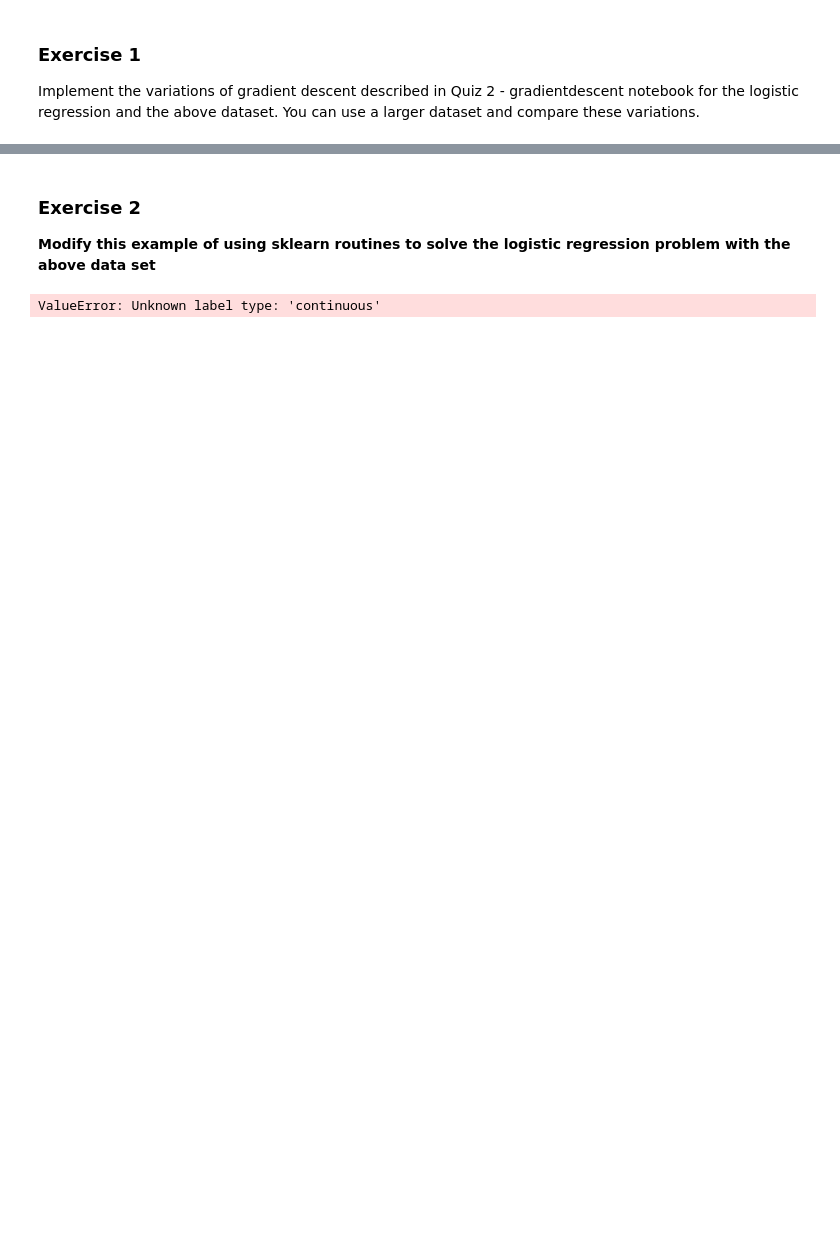
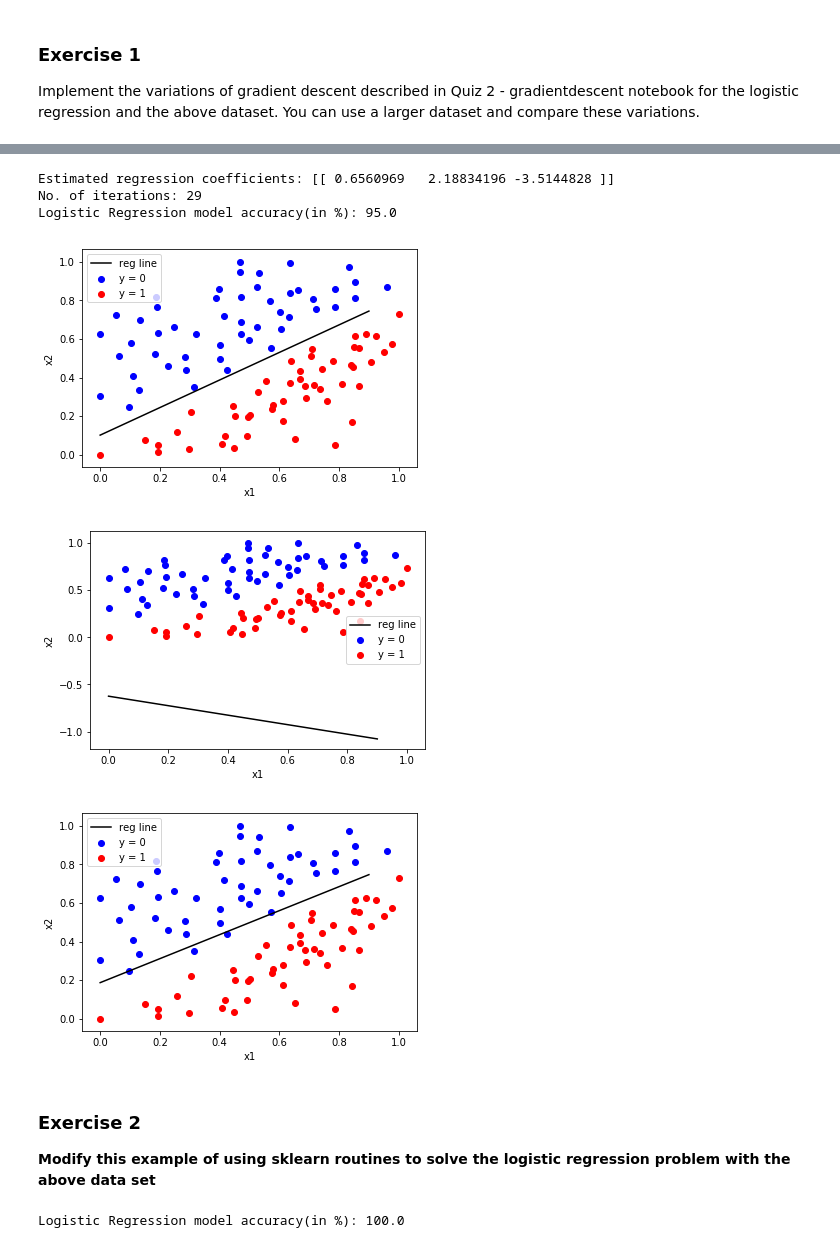
Before and after one commit to eloukas/uth-machine-learning, a Jupyter notebook: quizzes/quiz2/Quiz2-Logistic_Regression_with_gradient_descent.ipynb, the cells around one changed output, grey strips where cells are left out. Drawn from its saved outputs; the diff is of its cells as text; code cells hidden in the pictures; blank space fills up the shorter version.

```diff
--- a/quizzes/quiz2/Quiz2-Logistic_Regression_with_gradient_descent.ipynb
+++ b/quizzes/quiz2/Quiz2-Logistic_Regression_with_gradient_descent.ipynb
@@ -366,3 +372,55 @@ pylab.show()
+# %%
+def minibatch_grad_desc(X, y, beta, epochs, minibatchSize,lr):
+    '''
+    minibatch gradient descent function
+    '''
+    cost = cost_func(beta, X[0:minibatchSize,:], y[0:minibatchSize])
+    change_cost = 1
+    num_iter = 1
+
+    for iter in range(epochs):
+        X, y = shuffle(X,y)
+        for i in range(0,X.shape[0], minibatchSize):
+            old_cost = cost
+            beta = beta - (lr * log_gradient(beta, X[i:i+minibatchSize,:], y[i:i+minibatchSize]))
+            cost = cost_func(beta, X[i:i+minibatchSize,:], y[i:i+minibatchSize])
+            change_cost = old_cost - cost
+            num_iter += 1
+
+    return beta, num_iter
+
+# initial beta values for stochastic gradient descent
+minibatch_beta = np.matrix(np.zeros(X.shape[1]))
+
+# beta values after running gradient descent
+minibatch_beta, num_iter = minibatch_grad_desc(X_train, y_train, minibatch_beta,7,20,0.1)
+
+# estimated beta values and number of iterations
+print("Estimated regression coefficients:", minibatch_beta)
+print("No. of iterations:", num_iter)
+
+# predicted labels
+y_pred = pred_values(minibatch_beta, X_test)
+
+# comparing actual response values (y_test) with predicted response values (y_pred)
+print("Logistic Regression model accuracy(in %):",  (np.sum(y_test == y_pred)/y_test.shape[0])*100)
+# %% [output]
+Estimated regression coefficients: [[ 0.6560969   2.18834196 -3.5144828 ]]
+No. of iterations: 29
+Logistic Regression model accuracy(in %): 95.0
+# %%
+# plotting regression line
+plot_reg(X, y, beta)
+
+# plotting regression line
+plot_reg(X, y, stochastic_beta)
+
+# plotting regression line
+plot_reg(X, y, minibatch_beta)
+# %% [output]
+[figure, added]
+[figure, added]
+[figure, added]
 # %% [markdown]
 ### Exercise 2
 
@@ -370,27 +428,9 @@ pylab.show()
 # %%
 from sklearn import datasets, linear_model, metrics
 
-# load the dataset
-dataset = loadCSV('dataset1.csv')
-
-# normalizing feature matrix
-X = normalize(dataset[:, :-1])
-
-# stacking columns wth all ones in feature matrix
-X = np.hstack((np.matrix(np.ones(X.shape[0])).T, X))
-
-# response/target vector
-y = dataset[:, -1]
-
-X, y = make_regression(n_samples = 100,
-                       n_features=1,
-                       n_informative=1,
-                       noise=20,
-                       random_state=2017)
-
 # splitting X and y into training and testing sets
 from sklearn.model_selection import train_test_split
-X_train, X_test, y_train, y_test = train_test_split(X, y, test_size=0.4,
+X_train, X_test, y_train, y_test = train_test_split(X, y, test_size=0.1,
                                                     random_state=1)
 
 # create logistic regression object
@@ -405,4 +445,4 @@ y_pred = reg.predict(X_test)
 # comparing actual response values (y_test) with predicted response values (y_pred)
 print("Logistic Regression model accuracy(in %):", metrics.accuracy_score(y_test, y_pred)*100)
 # %% [output]
-ValueError: Unknown label type: 'continuous'
+Logistic Regression model accuracy(in %): 100.0
```
Also changed, not shown: parts of 11 cells of this notebook.
